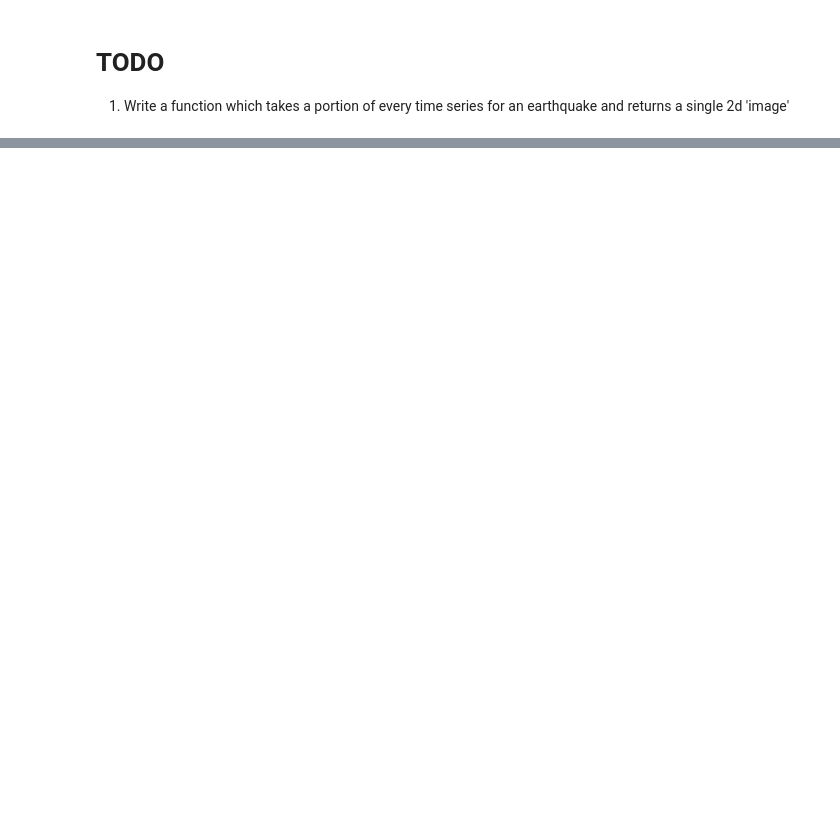
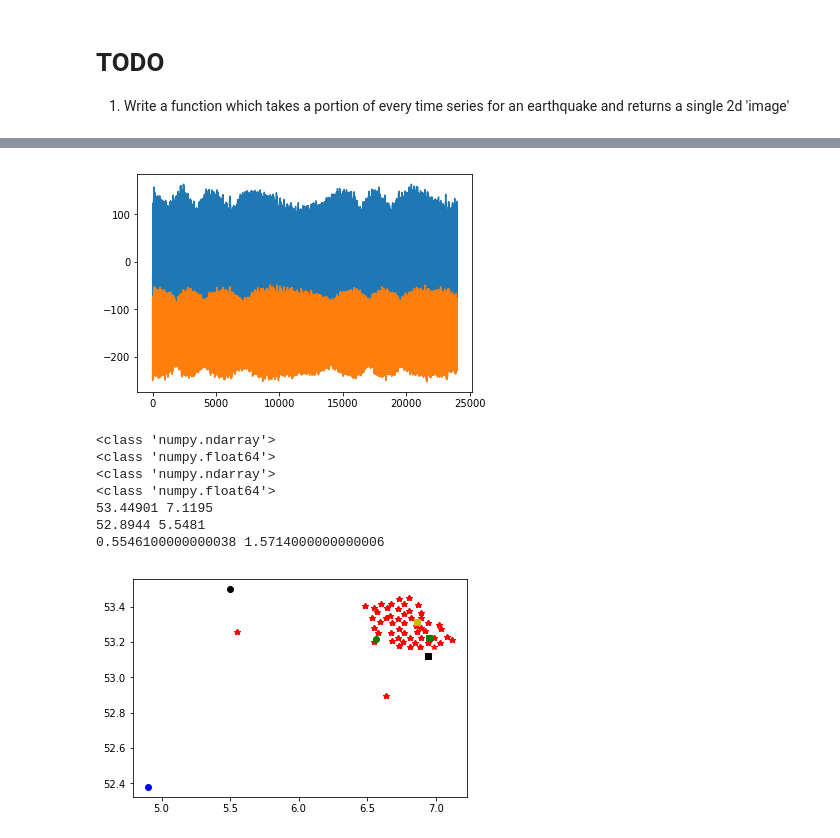
Before and after one commit to jamesjarlathlong/groningen, a Jupyter notebook: data/creating_tiles.ipynb, the cells around one changed output, grey strips where cells are left out. Saved outputs shown, nothing was run; the diff lists cells and outputs as text; code cells hidden in the pictures; blank space fills up the shorter version.

```diff
--- a/data/creating_tiles.ipynb
+++ b/data/creating_tiles.ipynb
@@ -108,0 +316,51 @@ array([[2, 5],
+# %%
+plt.plot(egdata[0]['data'][1]['ts'])
+plt.plot(egdata[0]['data'][3]['ts'])
+plt.show()
+
+# for k in range(len(egdata[0]['data'])):
+#     print(egdata[0]['data'][k]['stationlon'])
+#     #print(k)
+for k in range(len(egdata[0]['data'])):
+    #print(type(egdata[0]['data'][0]['stationlat']))
+    plt.plot(float(egdata[0]['data'][k]['stationlon']),float(egdata[0]['data'][k]['stationlat']),'r*')
+
+all_lat = np.asfarray([(egdata[0]['data'][station]['stationlat']) for station in range(len(egdata[0]['data']))],float)
+all_lon = np.asfarray([(egdata[0]['data'][station]['stationlon']) for station in range(len(egdata[0]['data']))],float)
+print(type(all_lat))
+print(type(all_lat[1]))
+#print(all_lat)
+print(type(all_lon))
+print(type(all_lon[1]))
+
+max_lat = np.max(all_lat)
+min_lat = np.min(all_lat)
+
+max_lon = np.max(all_lon)
+min_lon = np.min(all_lon)
+print(max_lat,max_lon)
+print(min_lat,min_lon)
+del_lat = max_lat-min_lat
+del_lon = max_lon-min_lon
+print(del_lat,del_lon)
+
+plt.plot([4.899431],[52.379189],'bo')
+plt.plot([6.5665018],[53.2193835],'go')
+plt.plot(float(egdata[0]['eventlon']),float(egdata[0]['eventlat']),'ks')
+plt.plot(float(egdata[1]['eventlon']),float(egdata[1]['eventlat']),'gs')
+plt.plot(float(egdata[2]['eventlon']),float(egdata[2]['eventlat']),'ys')
+
+topleft = np.asarray([5.50,53.50])
+resolution = 0.65/1000
+plt.plot(topleft[0],topleft[1],'ko')
+plt.show()
+# %% [output]
+[figure, added]
+<class 'numpy.ndarray'>
+<class 'numpy.float64'>
+<class 'numpy.ndarray'>
+<class 'numpy.float64'>
+53.44901 7.1195
+52.8944 5.5481
+0.5546100000000038 1.5714000000000006
+[figure, added]
```
Also changed, not shown: parts of 16 cells of this notebook, 7 other files.
